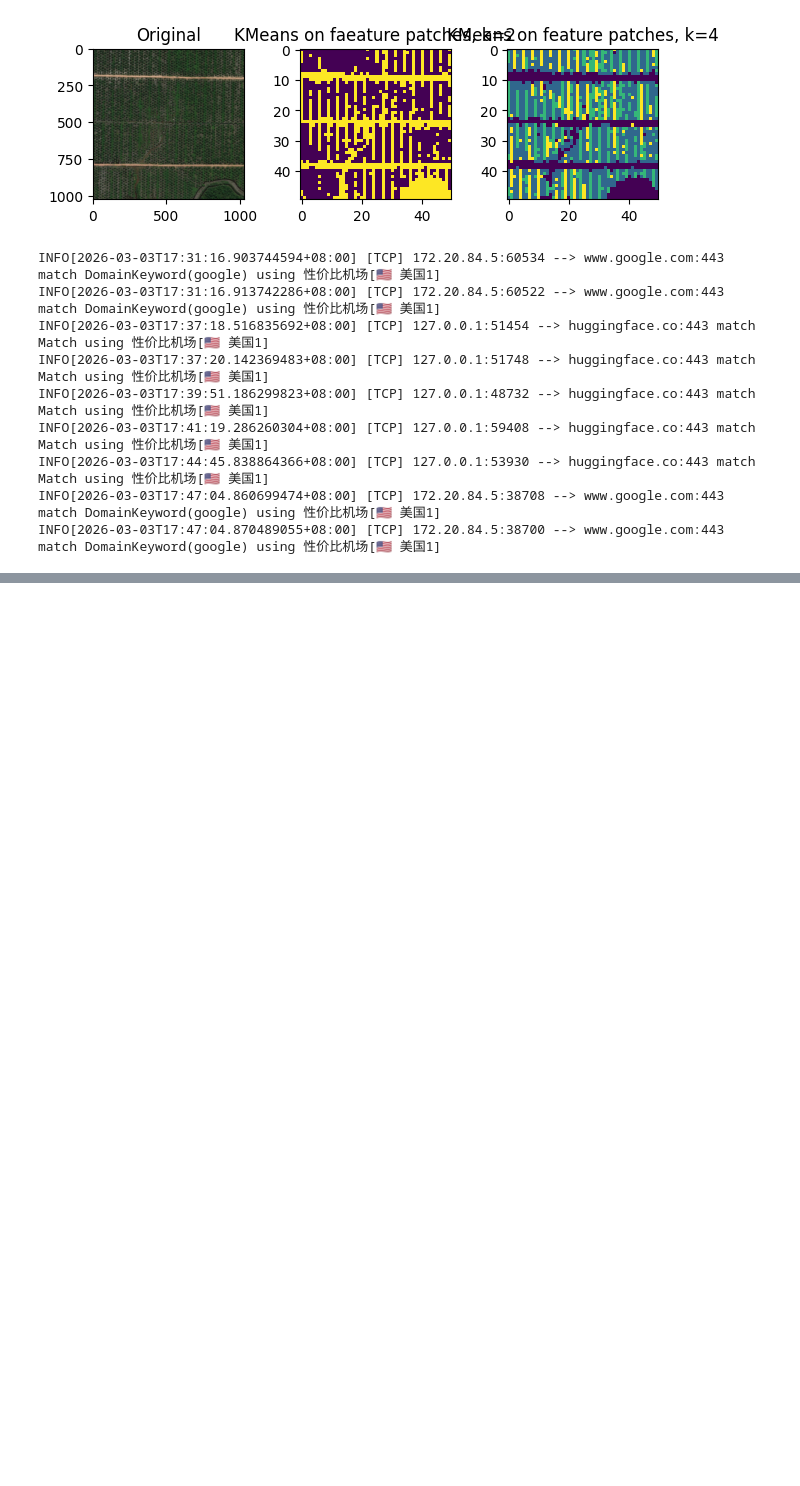
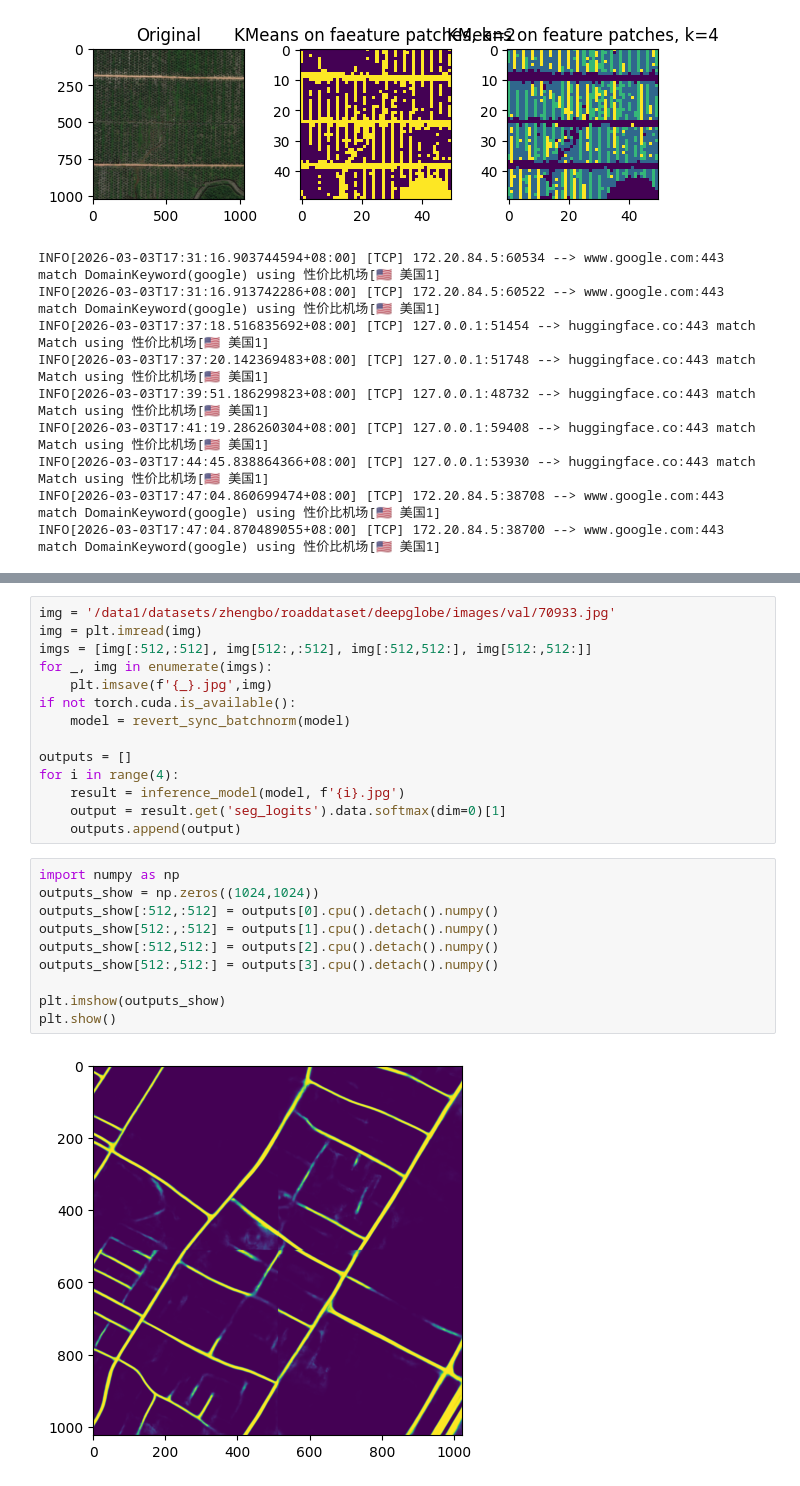
Before and after one commit to Yu-zhengbo/segsRoad, a Jupyter notebook: demo/dinov3.ipynb, the cells around one changed output, grey strips where cells are left out. Saved outputs shown, nothing was run; the diff lists cells and outputs as text; blank space fills up the shorter version.

```diff
--- a/demo/dinov3.ipynb
+++ b/demo/dinov3.ipynb
@@ -713,0 +755,26 @@ INFO[2026-03-03T17:47:04.870489055+08:00] [TCP] 172.20.84.5:38700 --> www.google
+# %%
+img = '/data1/datasets/zhengbo/roaddataset/deepglobe/images/val/70933.jpg'
+img = plt.imread(img)
+imgs = [img[:512,:512], img[512:,:512], img[:512,512:], img[512:,512:]]
+for _, img in enumerate(imgs):
+    plt.imsave(f'{_}.jpg',img)
+if not torch.cuda.is_available():
+    model = revert_sync_batchnorm(model)
+
+outputs = []
+for i in range(4):
+    result = inference_model(model, f'{i}.jpg')
+    output = result.get('seg_logits').data.softmax(dim=0)[1]
+    outputs.append(output)
+# %%
+import numpy as np
+outputs_show = np.zeros((1024,1024))
+outputs_show[:512,:512] = outputs[0].cpu().detach().numpy()
+outputs_show[512:,:512] = outputs[1].cpu().detach().numpy()
+outputs_show[:512,512:] = outputs[2].cpu().detach().numpy()
+outputs_show[512:,512:] = outputs[3].cpu().detach().numpy()
+
+plt.imshow(outputs_show)
+plt.show()
+# %% [output]
+[figure, added]
```
Also changed, not shown: parts of 6 cells of this notebook, 47 other files.
